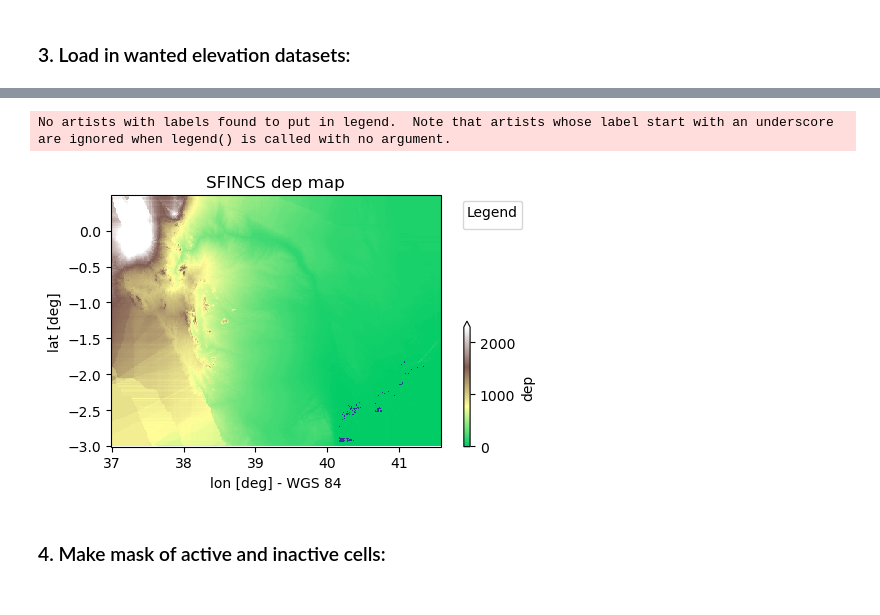
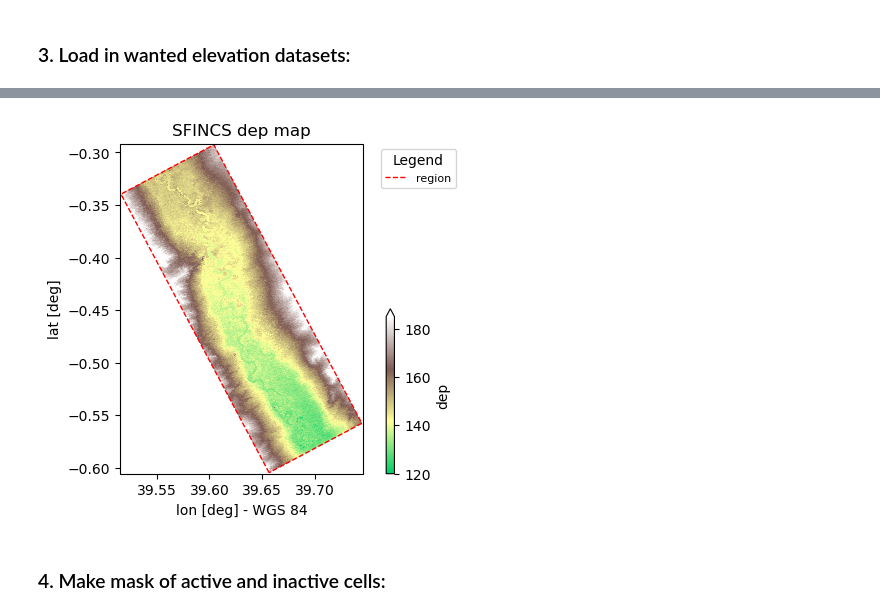
Before and after one commit to pjdebruijn2505/Git_mdp, a Jupyter notebook: SFINCS/a_setup_model.ipynb, the cells around one changed output, grey strips where cells are left out. Cells and saved outputs as stored; diff of their text form; code cells hidden in the pictures.

Commit message:
Added more data!

```diff
--- a/SFINCS/a_setup_model.ipynb
+++ b/SFINCS/a_setup_model.ipynb
@@ -47,7 +48,7 @@ logger = setuplog("prepare data catalog", log_level=10)
 # %%
 model_root = Path(r"model")
 data_libs = [
-    Path(r"data/1_static/data_static.yml"),
+    Path(r"data/1_static/data_static_garissa.yml"),
     #Path(r"data/2_forcing/data_forcing.yml"),
 ]
 base_root = Path(r"model/base")
@@ -81,5 +95,5 @@ datasets_dep = [{"elevtn": "srtm30"}]
 dep = model.setup_dep(datasets_dep = datasets_dep)
 
 print("Plotting")
-_ = model.plot_basemap(variable="dep")
+_ = model.plot_basemap(variable="dep", plot_region=True)
 # %% [output]
@@ -90,6 +104,5 @@ _ = model.plot_basemap(variable="dep")
 Plotting
-No artists with labels found to put in legend.  Note that artists whose label start with an underscore are ignored when legend() is called with no argument.
-[figure, old version]
+[figure, new version]
 # %% [markdown]
 ### 4. Make mask of active and inactive cells:
 # %%
```
Also changed, not shown: parts of 21 cells of this notebook, 58 other files.
